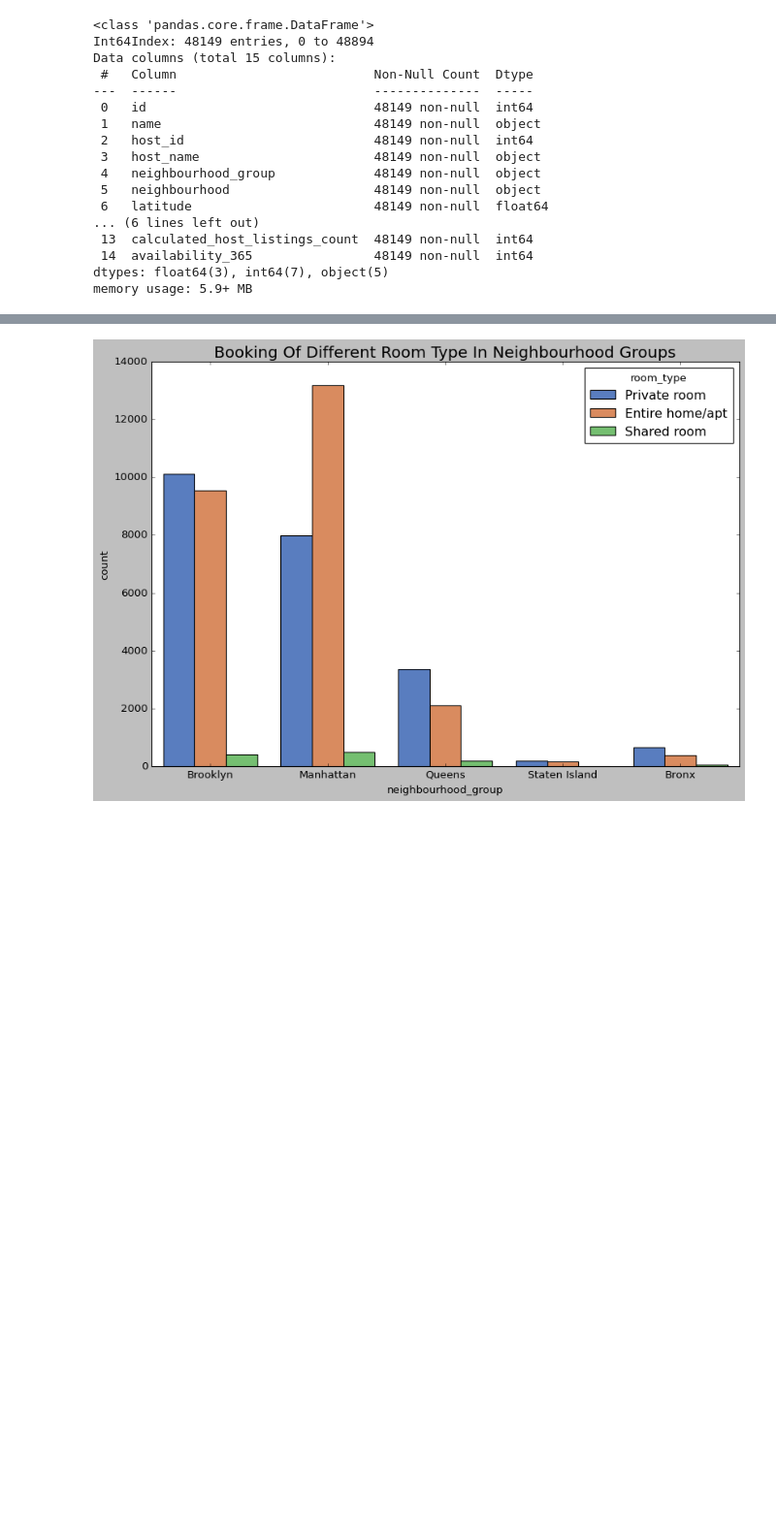
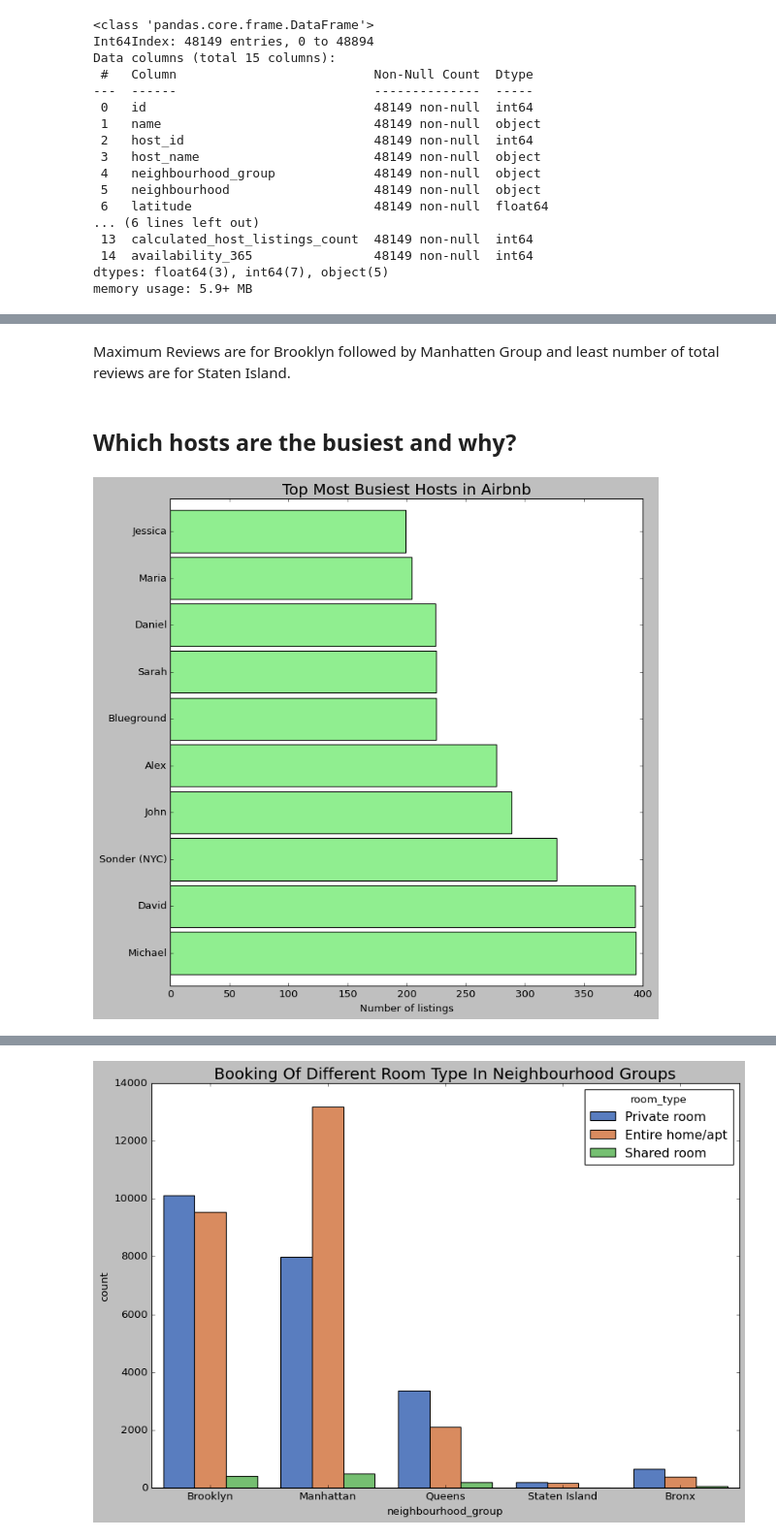
Before and after one commit to RajaChowdhury/Airbnb-Bookings-Analysis, a Jupyter notebook: MY_Airbnb_Bookings_Analysis_Capstone_Project.ipynb, the cells around one changed output, grey strips where cells are left out. Shown at 97% size. Saved outputs shown, nothing was run; the diff lists cells and outputs as text; code cells hidden in the pictures; blank space fills up the shorter version.

```diff
--- a/MY_Airbnb_Bookings_Analysis_Capstone_Project.ipynb
+++ b/MY_Airbnb_Bookings_Analysis_Capstone_Project.ipynb
@@ -497,0 +458,14 @@ plt.show()
+# %% [markdown]
+Maximum Reviews are for Brooklyn followed by Manhatten Group and least number of total reviews are for Staten Island.
+# %% [markdown]
+## **Which hosts are the busiest and why?**
+# %%
+#Top Most Busiest Hosts in Airbnb
+
+feq=df['host_name'].value_counts().sort_values(ascending=False)
+feq[:10].plot.barh(figsize=(10, 10), color= "lightgreen", width=0.9)
+plt.title("Top Most Busiest Hosts in Airbnb", fontsize=18)
+plt.xlabel('Number of listings', fontsize=12)
+plt.show()
+# %% [output]
+[figure, added]
```
Also changed, not shown: parts of 52 cells of this notebook.
